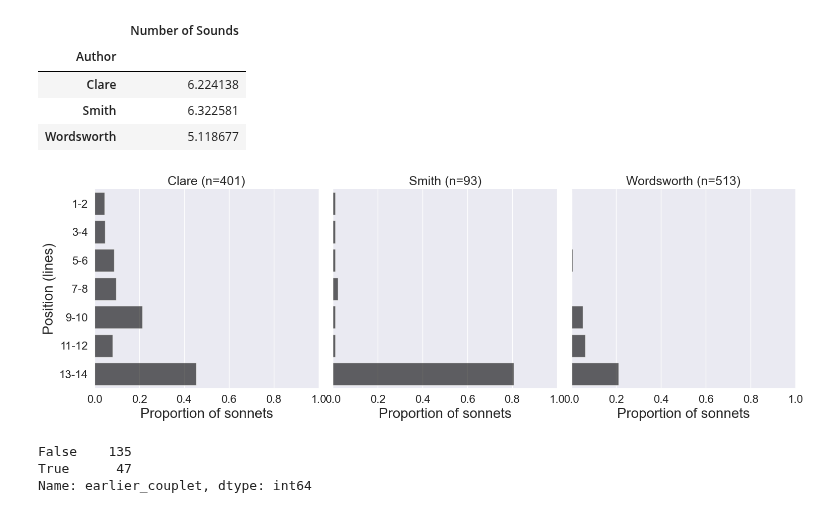
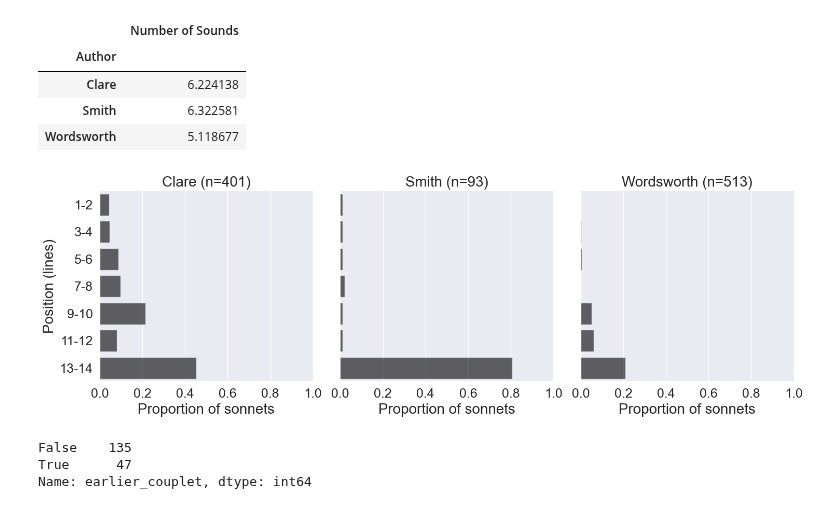
Before and after one commit to sn-code-inside/romantic-self, a Jupyter notebook: Chapter 4 - Lyric.ipynb, the cells around one changed output. Cells and saved outputs as stored; diff of their text form; code cells hidden in the pictures.

```diff
--- a/Chapter 4 - Lyric.ipynb
+++ b/Chapter 4 - Lyric.ipynb
@@ -114,37 +114,38 @@ def get_couplet_positions_data(corpus) -> tuple[pd.DataFrame, pd.DataFrame]:
     positions_data = pd.DataFrame(
         [{"author":author, **compute_positions(scheme)} for author,scheme in _filter(rhyme_sounds)]
     )
     author_totals = Counter(author for author,_ in _filter(rhyme_sounds))
 
     positions_summary = (positions_data
             .groupby("author")
             .sum()
             .melt(ignore_index=False, var_name="position", value_name="count")
             .reset_index() # convert 'author' index into column
             .assign(
                 total=lambda x: x['author'].map(author_totals),
                 prop=lambda x: x['count'] / x['total'],
                 author_label=lambda x: x.agg(lambda y: f"{y['author']} (n={y['total']})", axis=1)
             )
             )
 
     return positions_summary, positions_data
 
 def plot_couplet_positions(positions_data: pd.DataFrame):
     facet_plot = sns.catplot(data=positions_data, x="prop", y="position", col="author_label", kind="bar", color="black", alpha=.6)
     return (facet_plot
-            .set_titles(col_template="{col_name}", size=18)
+            .set_titles(col_template="{col_name}", size=20)
             .set(xlim=(0, 1))
-            .tick_params("both", labelsize=16)
-            .set_axis_labels("Proportion of sonnets", "Position (lines)", fontsize=20))
+            .tick_params("both", labelsize=18)
+            .set_axis_labels("Proportion of sonnets", "Position (lines)", fontsize=20)
+            .tight_layout())
 
 
 positions_summary, positions_data = get_couplet_positions_data(sonnets)
 positions_summary.to_csv("figures/figure_4_2_data.csv")
 positions_plot = plot_couplet_positions(positions_summary)
 positions_plot.savefig("figures/figure_4_2.tiff", dpi=300)
 # %% [output]
-[figure, old version]
+[figure, new version]
 # %%
 # How often does Clare end a sonnet with a couplet, without having any couplets earlier on in the sonnet?
 # False == there is no couplet before the final one
```
